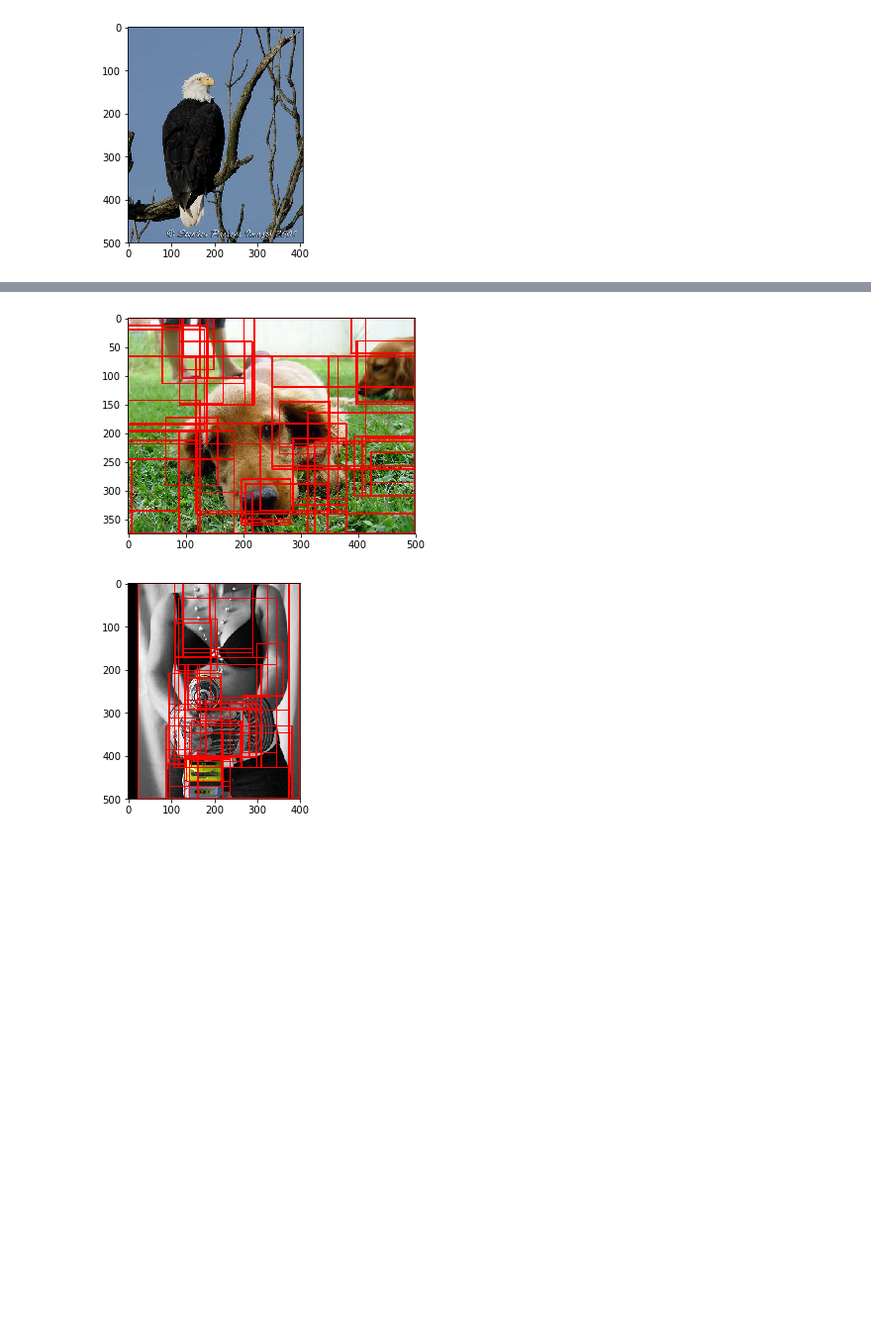
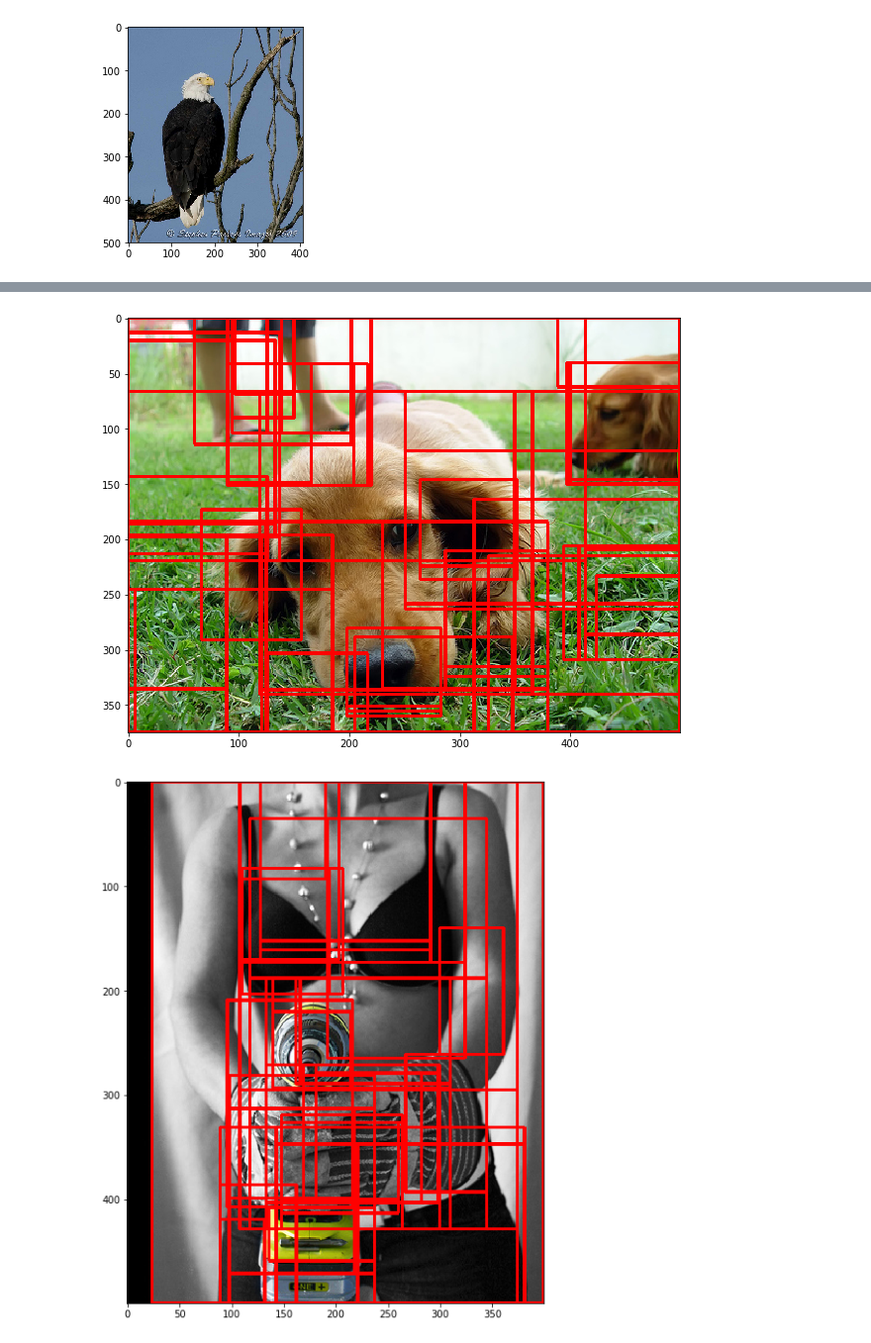
Before and after one commit to Indoril007/object_detection, a Jupyter notebook: object_detection_v2.ipynb, the cells around one changed output, grey strips where cells are left out. Shown at 99% size. Cells and saved outputs as stored; diff of their text form; code cells hidden in the pictures; blank space fills up the shorter version.

```diff
--- a/object_detection_v2.ipynb
+++ b/object_detection_v2.ipynb
@@ -3,21 +3,26 @@ import os
 import random
 import cv2
 import numpy as np
+from collections import defaultdict
 
 from regions.selectivesearch_answer import selective_search
 # from regions.selectivesearch import selective_search
+
+from nms import non_max_supression_slow as nms
 
 import matplotlib
 import matplotlib.pyplot as plt
 import matplotlib.image as mpimg
 
+import chainer
 from chainercv.links import FeaturePredictor
 from chainercv.links import VGG16
 
 %matplotlib inline
 
 with open('./clsid_to_name.txt', 'r') as f:
-    classes = list(map(lambda l: l.strip(), f.readlines()))
+
+    classes = list(map(lambda l: l.split('\'')[1].split(',')[0].strip(' ,\''), f.readlines()))
 # %%
 # DIRECTORY
 DIR = '/data/unagi0/ilsvrc2017/ILSVRC/'
@@ -63,6 +68,7 @@ for img_file in image_paths:
 for img in imgs:
     img_lbl, regions = selective_search(img["original"], scale=SCALE, sigma=SIGMA, min_size=MIN_SIZE)
     img["cropped_regions"] = []
+    img["bbox"] = []
     img_copy = img["original"].copy() # image copy for drawing regions and displaying
 
     for region in regions:
@@ -70,13 +76,14 @@ for img in imgs:
         if (region['size'] < MIN_REGION) or (w / h > MAX_RATIO) or (h / w > MAX_RATIO):
             continue
 
+        img["bbox"].append(np.array([x,x+w,y,y+h]))
         # axis order and data type changed in preparation for input into CNN model
         img["cropped_regions"].append(np.moveaxis(img["original"][y:y+h,x:x+w,:],2,0).astype(np.float32))
 
         # for displaying regions (copies are made so as to not leave red borders in original image)
         cv2.rectangle(img_copy, (x, y), (x+w, y+h), 0xFF3333, thickness=2)
 
-    plt.figure()
+    plt.figure(figsize=(10,10))
     plt.imshow(img_copy)
     print(len(img["cropped_regions"]))
 # %% [output]
@@ -88,2 +95,2 @@ Wall time: 8.26 s
-[figure, old version]
+[figure, new version]
-[figure, old version]
+[figure, new version]
```
Also changed, not shown: parts of 7 cells of this notebook, 1 other file.
